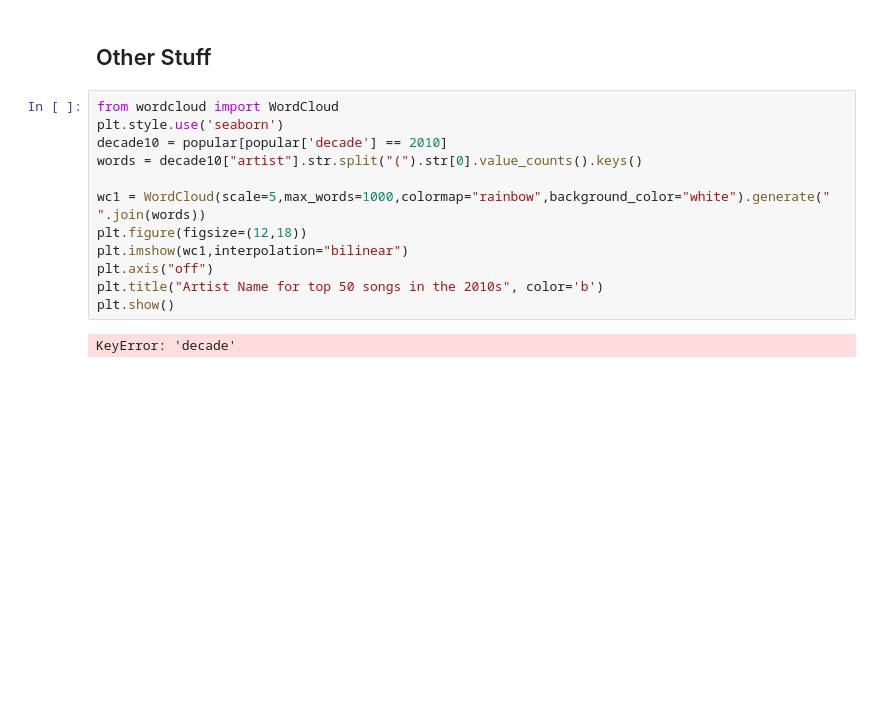
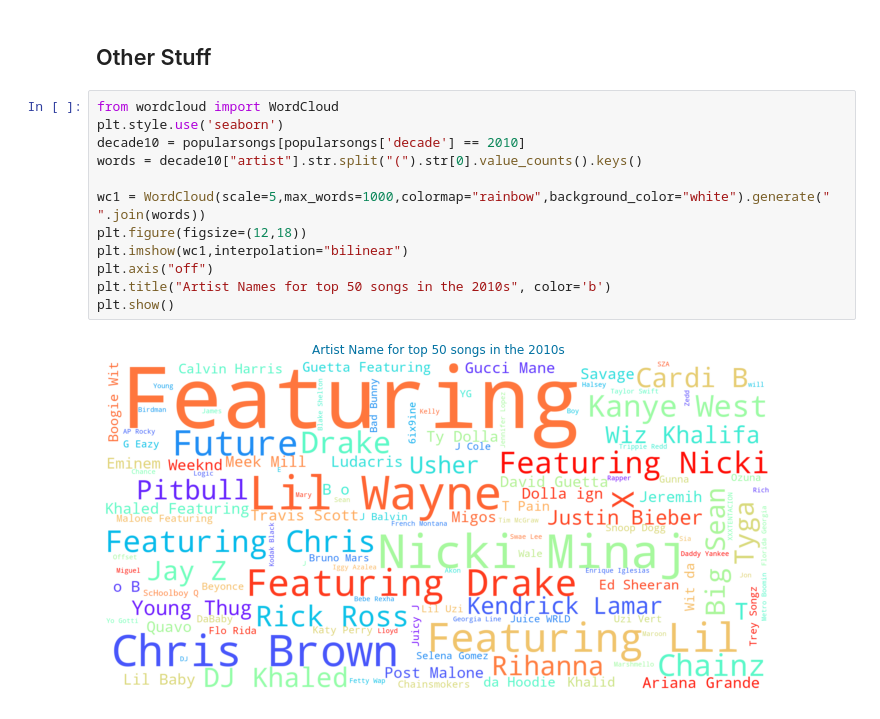
Before and after one commit to agentzhao/spotify-prediction, a Jupyter notebook: spotifypred.ipynb, the cells around one changed output. Saved outputs shown, nothing was run; the diff lists cells and outputs as text; blank space fills up the shorter version.

```diff
--- a/spotifypred.ipynb
+++ b/spotifypred.ipynb
@@ -673,17 +662,17 @@ RFC: 0.7624087591240876
 # %%
 from wordcloud import WordCloud
 plt.style.use('seaborn')
-decade10 = popular[popular['decade'] == 2010]
+decade10 = popularsongs[popularsongs['decade'] == 2010]
 words = decade10["artist"].str.split("(").str[0].value_counts().keys()
 
 wc1 = WordCloud(scale=5,max_words=1000,colormap="rainbow",background_color="white").generate(" ".join(words))
 plt.figure(figsize=(12,18))
 plt.imshow(wc1,interpolation="bilinear")
 plt.axis("off")
-plt.title("Artist Name for top 50 songs in the 2010s", color='b')
+plt.title("Artist Names for top 50 songs in the 2010s", color='b')
 plt.show()
 # %% [output]
-KeyError: 'decade'
+[figure, added]
 # %%
 fig,ax = plt.subplots(figsize=(20, 10))
 sb.despine(fig, left=True, bottom=True)
```
Also changed, not shown: parts of 29 cells of this notebook.
